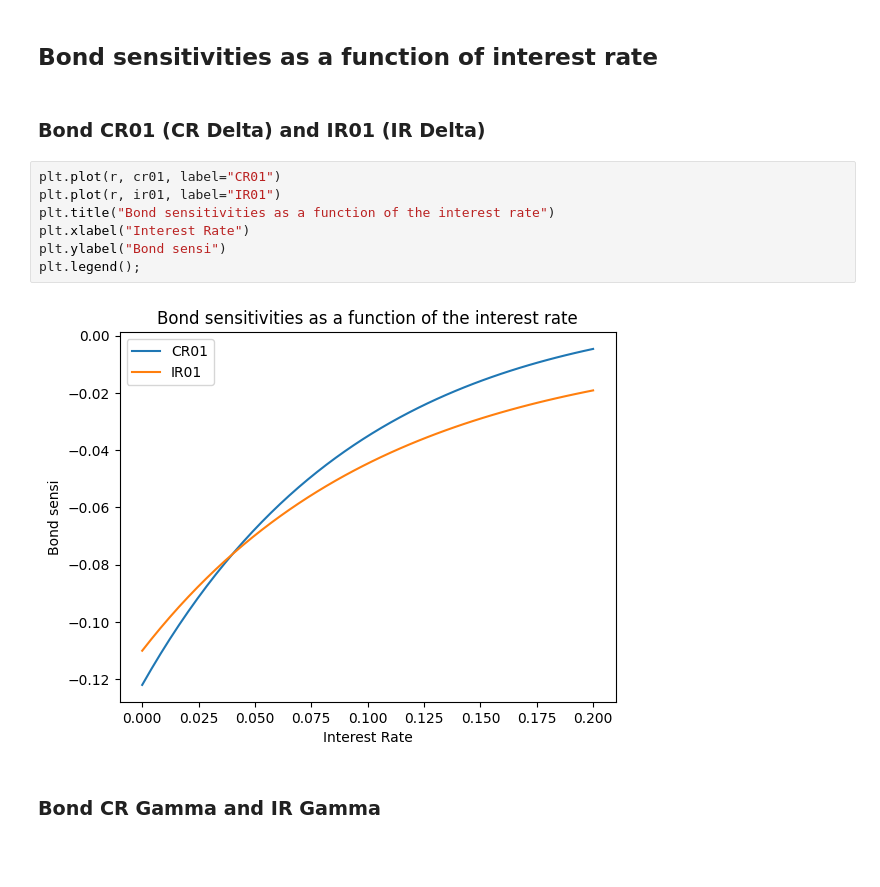
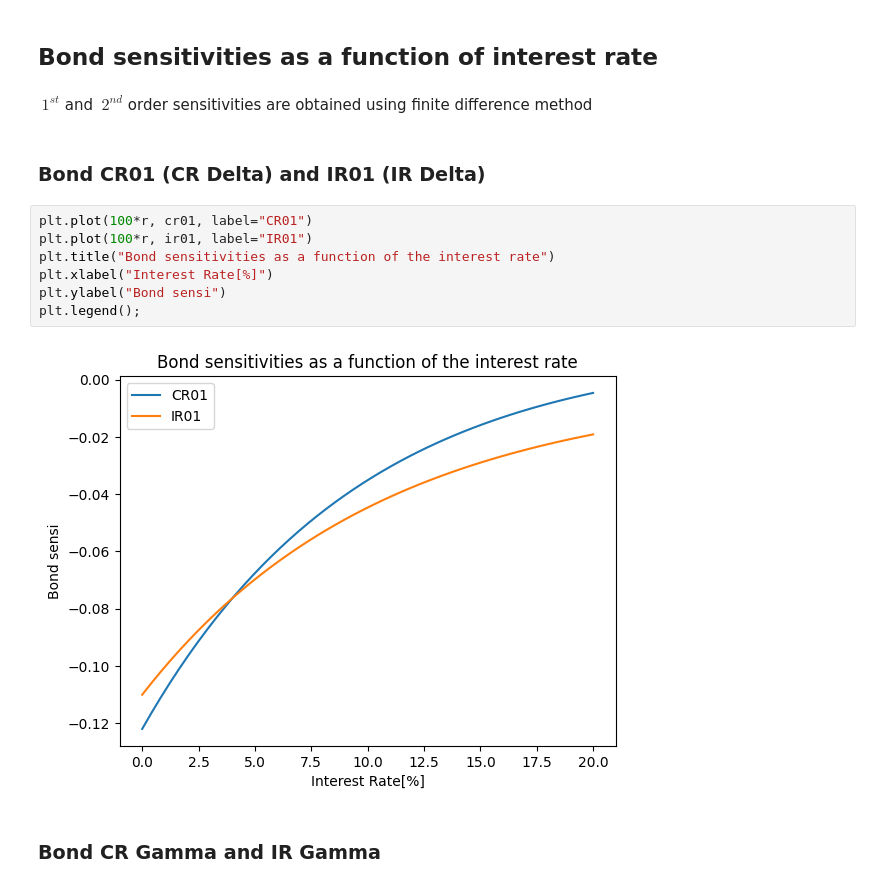
Before and after one commit to yanndivet/bond-pricing, a Jupyter notebook: bond-pricing-graphs.ipynb, the cells around one changed output. Saved outputs shown, nothing was run; the diff lists cells and outputs as text; blank space fills up the shorter version.

```diff
--- a/bond-pricing-graphs.ipynb
+++ b/bond-pricing-graphs.ipynb
@@ -44,17 +44,19 @@ plt.ylabel("Bond Price");
 [figure]
 # %% [markdown]
 ## Bond sensitivities as a function of interest rate
+# %% [markdown]
+$\ 1^{st}$ and $\ 2^{nd}$ order sensitivities are obtained using finite difference method
 # %% [markdown]
 ### Bond CR01 (CR Delta) and IR01 (IR Delta)
 # %%
-plt.plot(r, cr01, label="CR01")
-plt.plot(r, ir01, label="IR01")
+plt.plot(100*r, cr01, label="CR01")
+plt.plot(100*r, ir01, label="IR01")
 plt.title("Bond sensitivities as a function of the interest rate")
-plt.xlabel("Interest Rate")
+plt.xlabel("Interest Rate[%]")
 plt.ylabel("Bond sensi")
 plt.legend();
 # %% [output]
-[figure, old version]
+[figure, new version]
 # %% [markdown]
 ### Bond CR Gamma and IR Gamma
 # %%
```
Also changed, not shown: parts of 7 cells of this notebook.
